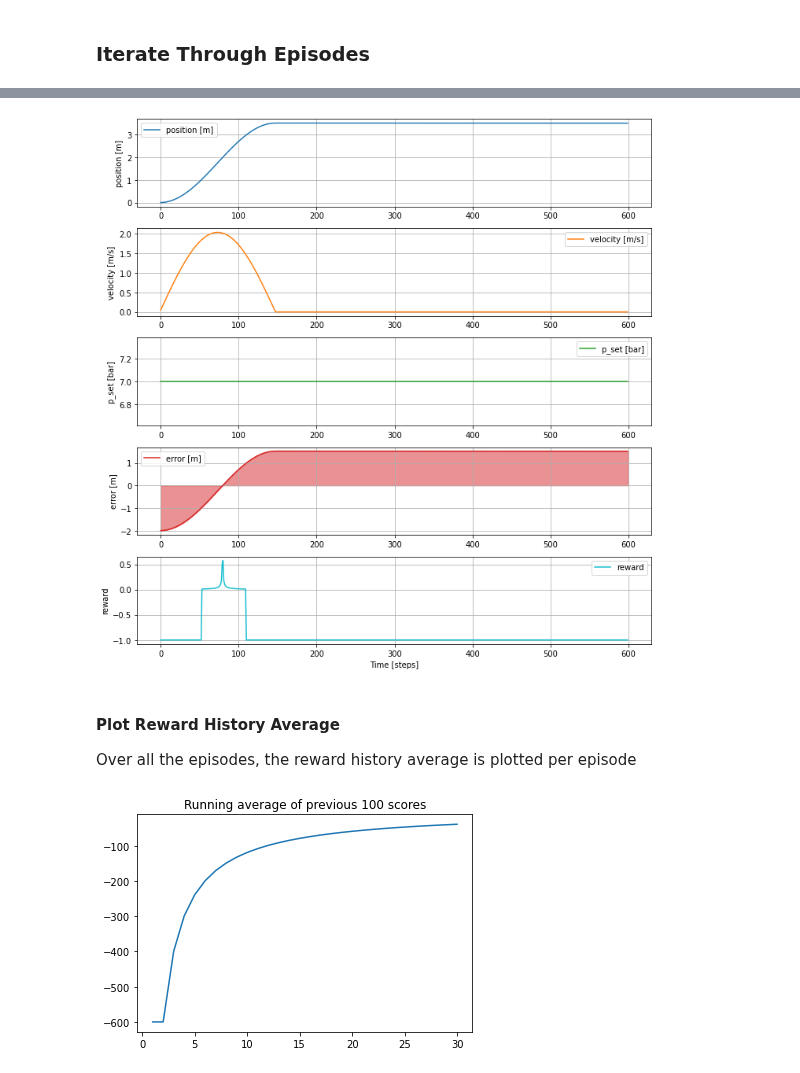
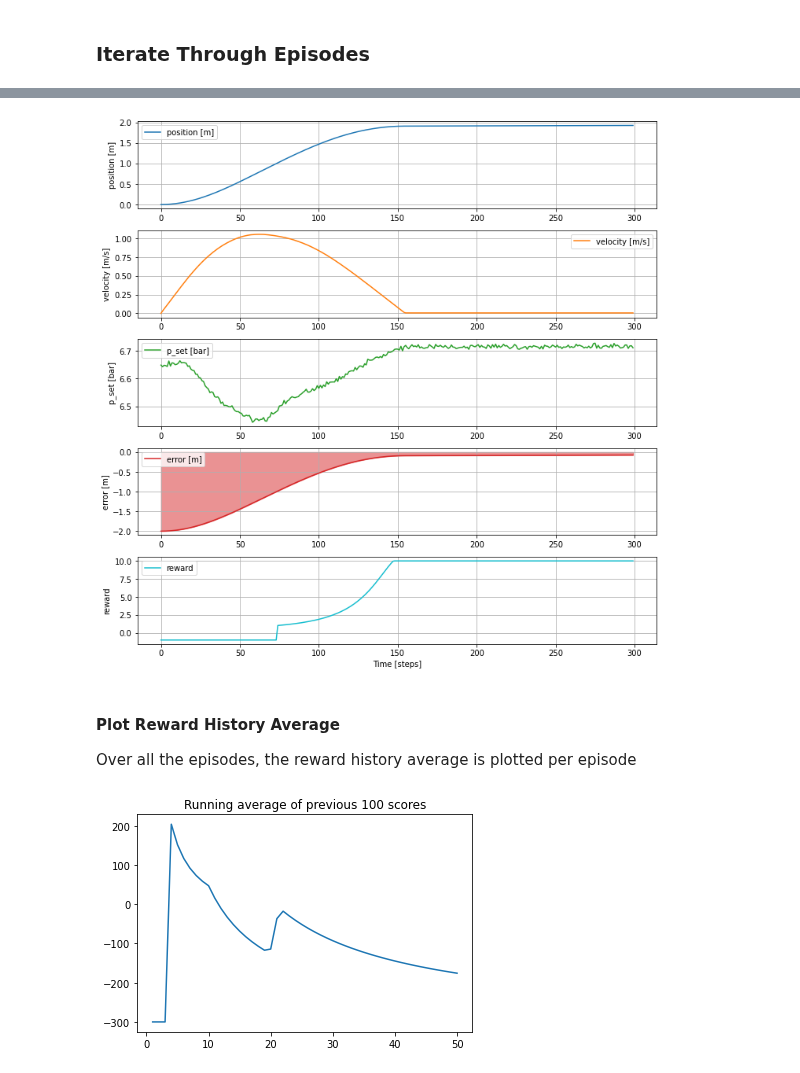
Before and after one commit to Sven-J-Steinert/Rocket-Hopper-DDPG, a Jupyter notebook: ddpg.ipynb, the cells around one changed output, grey strips where cells are left out. Drawn from its saved outputs; the diff is of its cells as text; code cells hidden in the pictures.

```diff
--- a/ddpg.ipynb
+++ b/ddpg.ipynb
@@ -36,8 +36,8 @@ def plot(states):
 
     plt.figure(figsize=(10, 2*num_states))
 
-    names = ["position [m]","velocity [m/s]","p_set [bar]","error [m]","reward"]
-    colors = ["tab:blue","tab:orange","tab:green","tab:red","tab:cyan"]
+    names = ["position [m]","velocity [m/s]","p_set [bar]","error [m]","reward","?"]
+    colors = ["tab:blue","tab:orange","tab:green","tab:red","tab:cyan","black"]
 
     for i in range(num_states):
         plt.subplot(num_states, 1, i + 1)
@@ -67,8 +67,8 @@ gamma=0.99      # ?
 directory = './'
 
 # Neural Network architecture:
-H1=20  # Neuron of 1st Layers #400 #20
-H2=64  # Neurons of 2nd layers #300 #64
+H1=64  # Neuron of 1st Layers #400 #20
+H2=128  # Neurons of 2nd layers #300 #64
 # %% [markdown]
 ### Exploration
 
@@ -385,11 +385,11 @@ env = HopperEnv()
 
 # Define different parameters for training the agent:
     # Episodes:
-MAX_EPISODE=30          # Number of episodes 200
-ep_r = -np.inf          # Initial episode reward: normally 0 or -infinity
+MAX_EPISODE=50          # Number of episodes 200
+ep_r = 0          # Initial episode reward: normally 0 or -infinity
 score_hist=[]           # Initialize the list where all historical rewards of each episode are stored
     # Steps:
-MAX_TIME_STEPS=600       # Number of steps taken per episode before moving on # 5000
+MAX_TIME_STEPS=300       # Number of steps taken per episode before moving on # 5000
 total_step = 0          # Initialize step count in each episode: [0, MAX_TIME_STEPS]
 
 # # To render the environmnet:
@@ -398,11 +398,12 @@ total_step = 0          # Initialize step count in each episode: [0, MAX_TIME_ST
 
 # For Reproducibility:
 # env.seed(0)
-torch.manual_seed(-1)
+torch.manual_seed(0)
 np.random.seed(0)
 
 # Environment action and states
 state_dim = env.observation_space.shape[0]
+print(state_dim)
 action_dim = env.action_space.shape[0]
 max_action = float(env.action_space.high[0])
 min_action = float(env.action_space.low[0])
@@ -410,4 +411,4 @@ min_Val = torch.tensor(1e-7).float().to(device)
 
 
 # Exploration Noise
-exploration_noise=0.1 * max_action
+exploration_noise=0.005 # [bar]
@@ -438,9 +431,9 @@ actions = []
 for i in range(MAX_EPISODE):
     total_reward = 0
     step = 0
-    state = env.reset()
-    log = np.zeros((len(state)+3,MAX_TIME_STEPS))
-    # print(state)
+    state = env.reset() # [x_target, x, a]
+    log = np.zeros((5,MAX_TIME_STEPS))
+
     # state=state[0]
 
     for  t in range(MAX_TIME_STEPS):
@@ -450,21 +443,24 @@ for i in range(MAX_EPISODE):
 
         #print(action)
         # Add Gaussian noise to actions for exploration
-        #action = (action + np.random.normal(0, exploration_noise, size=action_dim)).clip(min_action, max_action)
+        action = (action + np.random.normal(0, exploration_noise, size=action_dim)).clip(min_action, max_action)
         # print(env.step(action))
         # action += OU_Noise.sample(action)
 
         y, reward, done, info = env.step(action)
 
-        log[0,t] = y[0]
-        log[1,t] = y[1]
+        #y = np.array([state[1],state[2]])
+
+        log[0,t] = y[1]
+        log[1,t] = y[2]
         log[2,t] = action[0]
-        log[3,t] = y[0] - env.x_target
+        log[3,t] = y[1] - y[0]
         log[4,t] = reward
 
         total_reward += reward
         # if render and i >= render_interval : env.render()
         agent.replay_buffer.push((state, y, action, reward, float(done)))
+
         state = y
         # print(state)
         if done:
@@ -473,7 +469,7 @@ for i in range(MAX_EPISODE):
 
     score_hist.append(total_reward)
     total_step += step+1
-    print("Episode: \t{}  Total Reward: \t{:0.2f}".format( i, total_reward), end='\r', flush=True)
+    print(f"Episode: {i}  Total Reward: {total_reward:10.2f}", end='\r', flush=True)
     episodes.append(log)
     agent.update()
     if i % 100 == 0:
@@ -500,7 +481,7 @@ min: 0.72, max 7.00
 # %%
-plot(episodes[-1])
+plot(episodes[3])
 # %% [output]
-[figure, old version]
+[figure, new version]
 # %%
 import matplotlib.pyplot as plt
 import numpy as np
@@ -520,7 +501,7 @@ Over all the episodes, the reward history average is plotted per episode
 x = [i+1 for i in range(len(score_hist))]
 plot_learning_curve(x, score_hist)
 # %% [output]
-[figure, old version]
+[figure, new version]
 # %%
 test_iteration=10              # 100
 max_length_of_trajectory=100   # 1000
```
Also changed, not shown: parts of 6 cells of this notebook, 1 other file.
